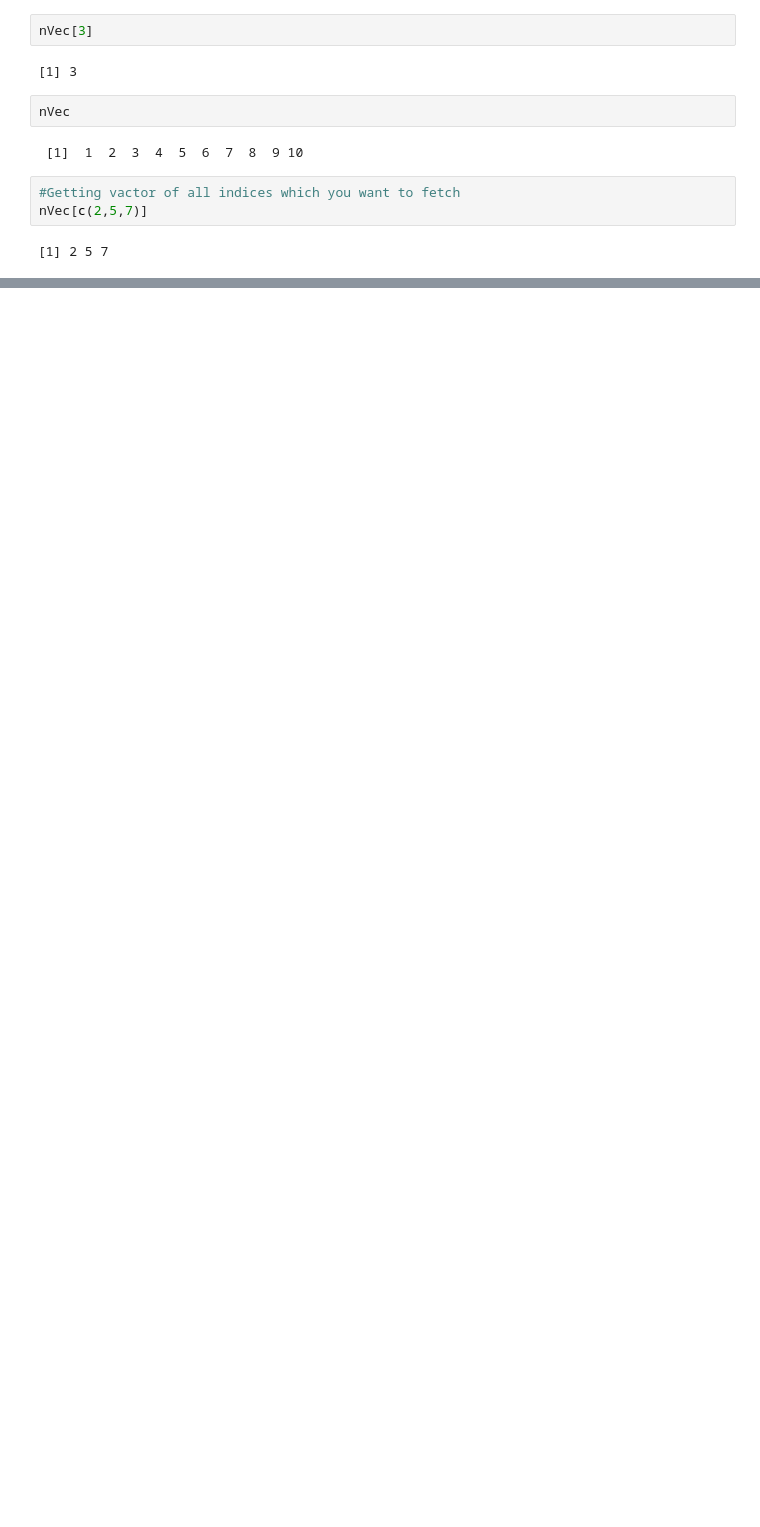
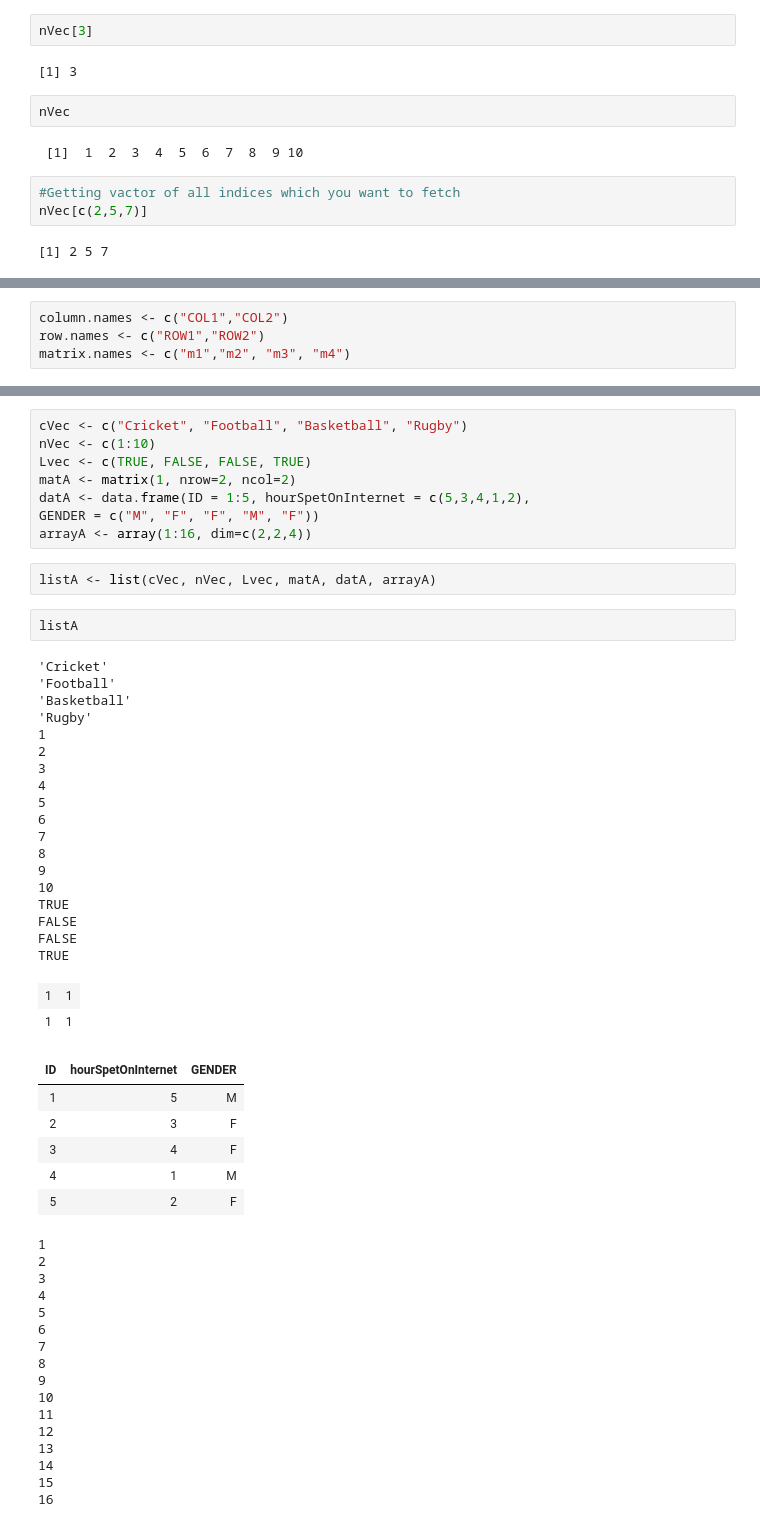
Before and after one commit to MohamedBaligh/r-programming, a Jupyter notebook: Data Structures in R.ipynb, the cells around one changed output, grey strips where cells are left out. Saved outputs shown, nothing was run; the diff lists cells and outputs as text; blank space fills up the shorter version.

```diff
--- a/Data Structures in R.ipynb
+++ b/Data Structures in R.ipynb
@@ -99,0 +343,4 @@ nVec[c(2,5,7)]
+# %%
+column.names <- c("COL1","COL2")
+row.names <- c("ROW1","ROW2")
+matrix.names <- c("m1","m2", "m3", "m4")
@@ -99,0 +360,55 @@ nVec[c(2,5,7)]
+# %%
+cVec <- c("Cricket", "Football", "Basketball", "Rugby")
+nVec <- c(1:10)
+Lvec <- c(TRUE, FALSE, FALSE, TRUE)
+matA <- matrix(1, nrow=2, ncol=2)
+datA <- data.frame(ID = 1:5, hourSpetOnInternet = c(5,3,4,1,2),
+GENDER = c("M", "F", "F", "M", "F"))
+arrayA <- array(1:16, dim=c(2,2,4))
+# %%
+listA <- list(cVec, nVec, Lvec, matA, datA, arrayA)
+# %%
+listA
+# %% [output]
+'Cricket'
+'Football'
+'Basketball'
+'Rugby'
+1
+2
+3
+4
+5
+6
+7
+8
+9
+10
+TRUE
+FALSE
+FALSE
+TRUE
+| 1 | 1 |
+| 1 | 1 |
+| ID | hourSpetOnInternet | GENDER |
+| 1 | 5 | M |
+| 2 | 3 | F |
+| 3 | 4 | F |
+| 4 | 1 | M |
+| 5 | 2 | F |
+1
+2
+3
+4
+5
+6
+7
+8
+9
+10
+11
+12
+13
+14
+15
+16
```
Also changed, not shown: parts of 61 cells of this notebook, 2 other files.
